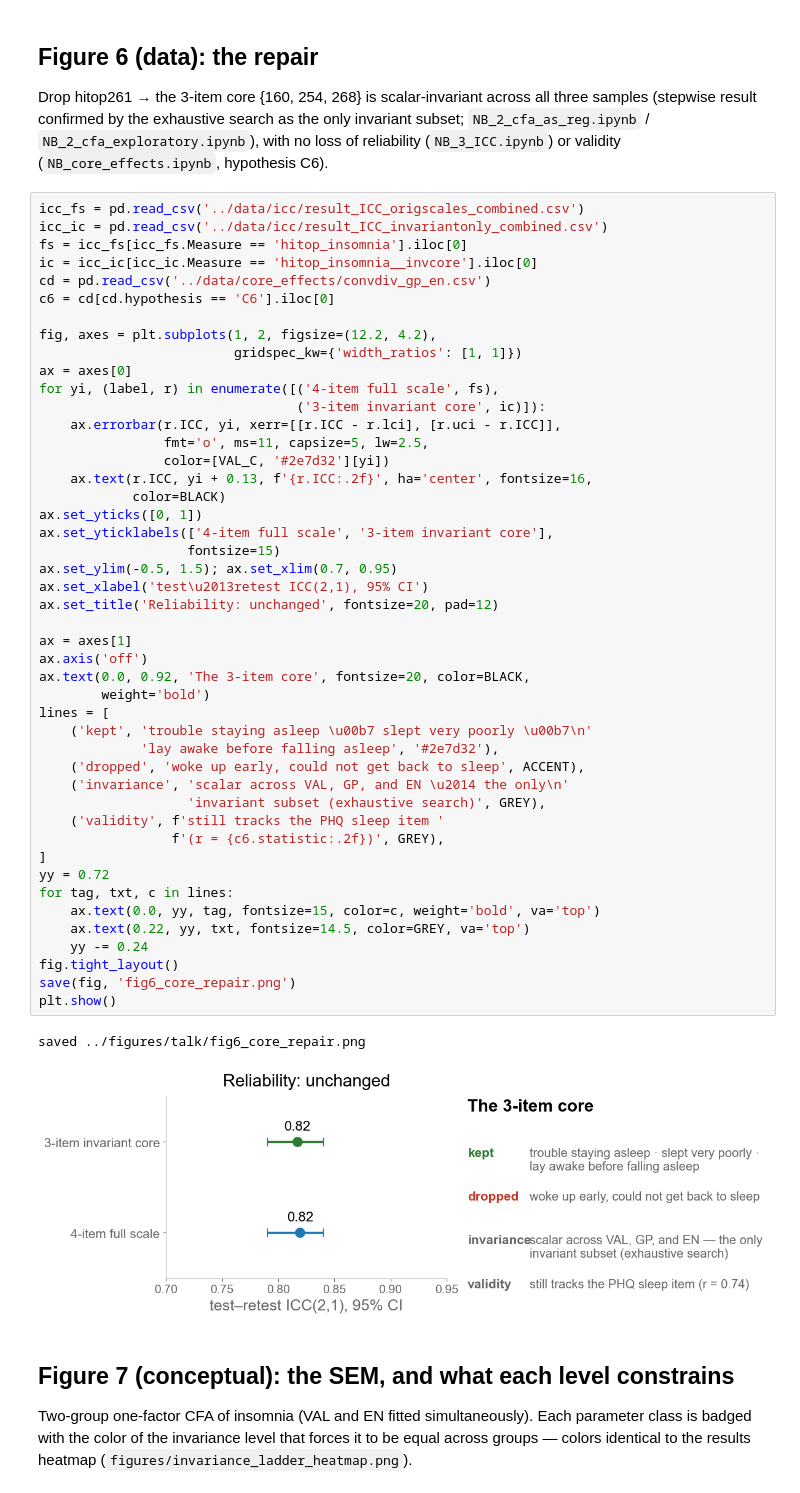
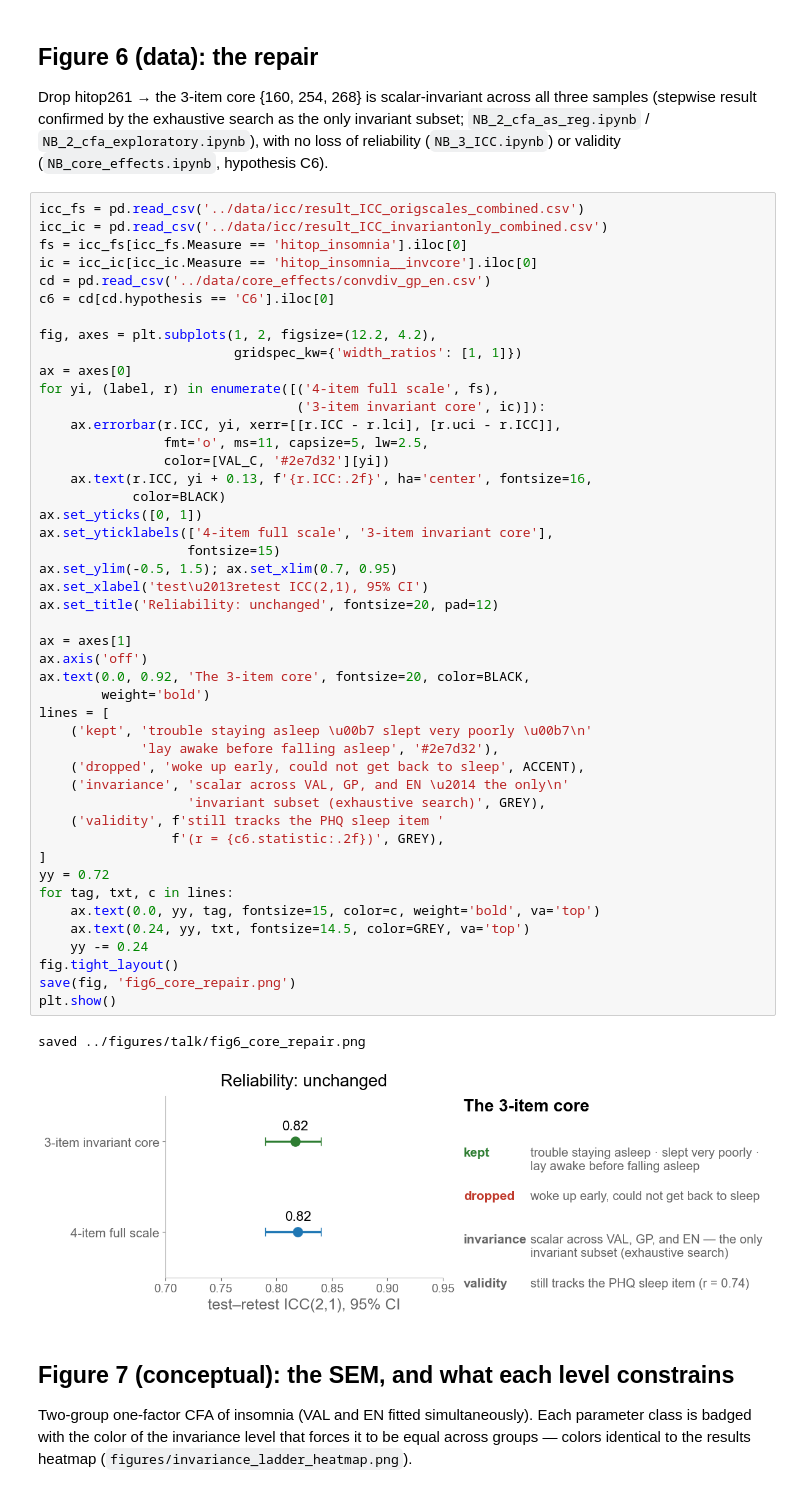
Before and after one commit to Shotgunosine/HiTOP, a Jupyter notebook: notebooks/NB_talk_figures.ipynb, the cells around one changed output. Drawn from its saved outputs; the diff is of its cells as text.

Commit message:
tweak figures

```diff
--- a/notebooks/NB_talk_figures.ipynb
+++ b/notebooks/NB_talk_figures.ipynb
@@ -278,35 +278,35 @@ for yi, (label, r) in enumerate([('4-item full scale', fs),
             color=BLACK)
 ax.set_yticks([0, 1])
 ax.set_yticklabels(['4-item full scale', '3-item invariant core'],
                    fontsize=15)
 ax.set_ylim(-0.5, 1.5); ax.set_xlim(0.7, 0.95)
 ax.set_xlabel('test\u2013retest ICC(2,1), 95% CI')
 ax.set_title('Reliability: unchanged', fontsize=20, pad=12)
 
 ax = axes[1]
 ax.axis('off')
 ax.text(0.0, 0.92, 'The 3-item core', fontsize=20, color=BLACK,
         weight='bold')
 lines = [
     ('kept', 'trouble staying asleep \u00b7 slept very poorly \u00b7\n'
              'lay awake before falling asleep', '#2e7d32'),
     ('dropped', 'woke up early, could not get back to sleep', ACCENT),
     ('invariance', 'scalar across VAL, GP, and EN \u2014 the only\n'
                    'invariant subset (exhaustive search)', GREY),
     ('validity', f'still tracks the PHQ sleep item '
                  f'(r = {c6.statistic:.2f})', GREY),
 ]
 yy = 0.72
 for tag, txt, c in lines:
     ax.text(0.0, yy, tag, fontsize=15, color=c, weight='bold', va='top')
-    ax.text(0.22, yy, txt, fontsize=14.5, color=GREY, va='top')
+    ax.text(0.24, yy, txt, fontsize=14.5, color=GREY, va='top')
     yy -= 0.24
 fig.tight_layout()
 save(fig, 'fig6_core_repair.png')
 plt.show()
 # %% [output]
 saved ../figures/talk/fig6_core_repair.png
-[figure, old version]
+[figure, new version]
 # %% [markdown]
 ## Figure 7 (conceptual): the SEM, and what each level constrains
 
```
Also changed, not shown: 1 other file.
